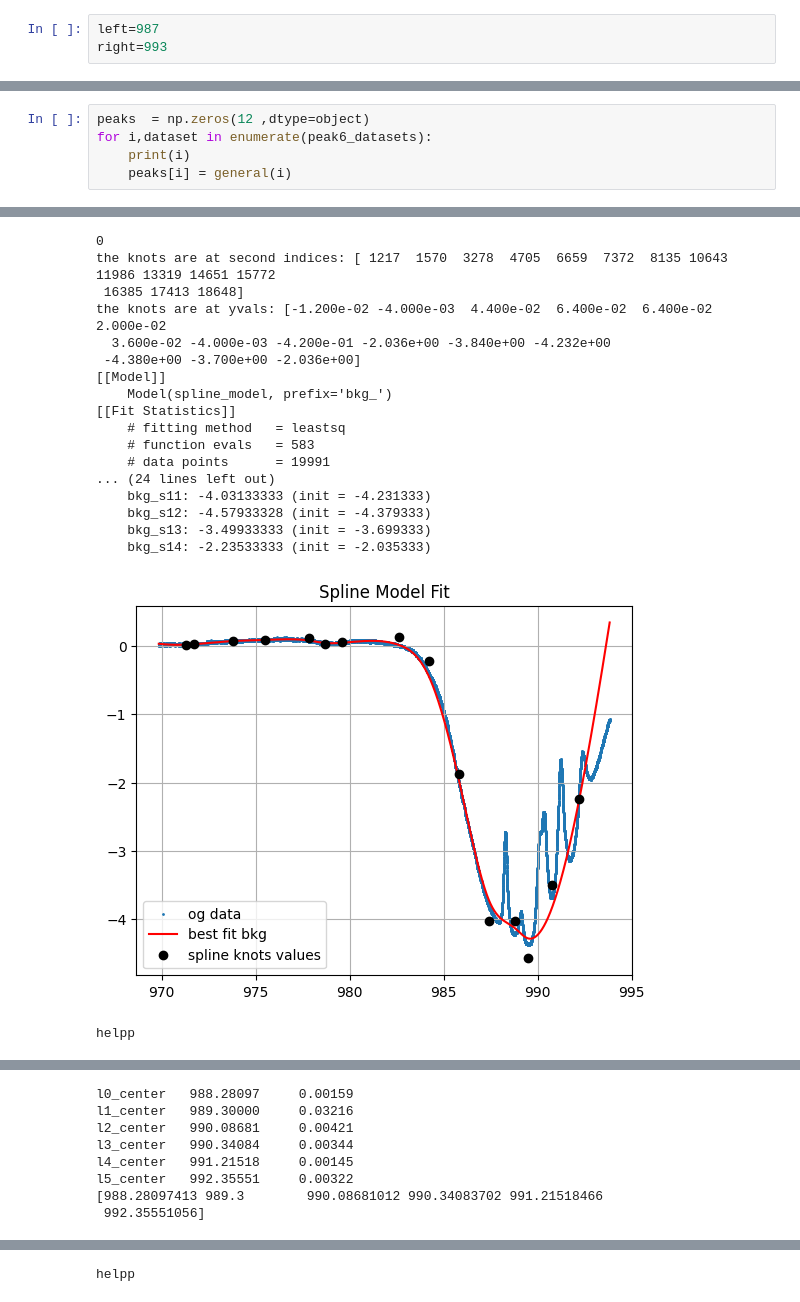
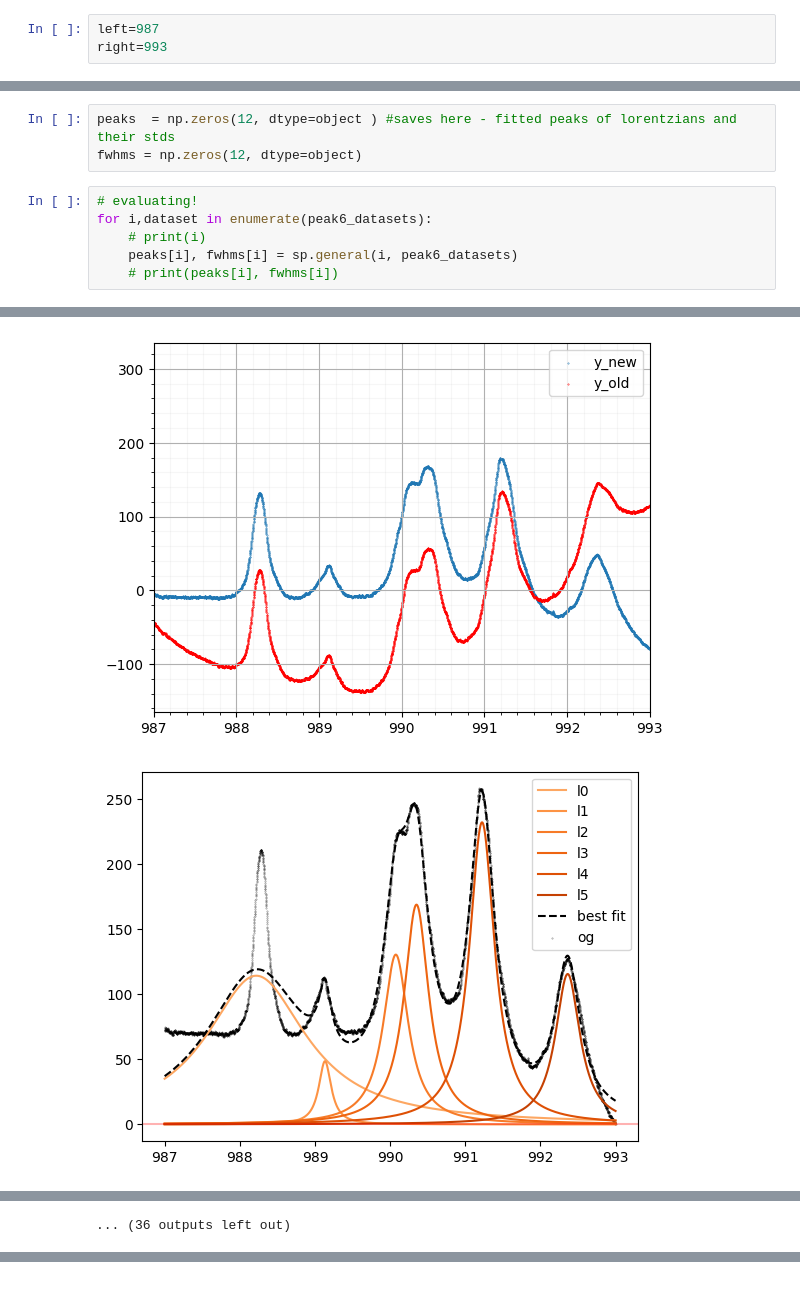
Before and after one commit to pi63on/qo_labs, a Jupyter notebook: hyperfine_eval_general.ipynb, the cells around one changed output, grey strips where cells are left out. Saved outputs shown, nothing was run; the diff lists cells and outputs as text.

```diff
--- a/hyperfine_eval_general.ipynb
+++ b/hyperfine_eval_general.ipynb
@@ -163,6 +92,10 @@ def general(nth_data , npoints = 15, window_size = 10):
+# %%
+peaks  = np.zeros(12, dtype=object ) #saves here - fitted peaks of lorentzians and their stds
+fwhms = np.zeros(12, dtype=object)
 # %%
-peaks  = np.zeros(12 ,dtype=object)
+# evaluating!
 for i,dataset in enumerate(peak6_datasets):
-    print(i)
-    peaks[i] = general(i)
+    # print(i)
+    peaks[i], fwhms[i] = sp.general(i, peak6_datasets)
+    # print(peaks[i], fwhms[i])
 # %% [output]
@@ -168,0 +103,2 @@ for i,dataset in enumerate(peak6_datasets):
+[figure]
+[figure, new version]
@@ -169,19 +114 @@ for i,dataset in enumerate(peak6_datasets):
-0
-the knots are at second indices: [ 1217  1570  3278  4705  6659  7372  8135 10643 11986 13319 14651 15772
- 16385 17413 18648]
-the knots are at yvals: [-1.200e-02 -4.000e-03  4.400e-02  6.400e-02  6.400e-02  2.000e-02
-  3.600e-02 -4.000e-03 -4.200e-01 -2.036e+00 -3.840e+00 -4.232e+00
- -4.380e+00 -3.700e+00 -2.036e+00]
-[[Model]]
-    Model(spline_model, prefix='bkg_')
-[[Fit Statistics]]
-    # fitting method   = leastsq
-    # function evals   = 583
-    # data points      = 19991
-... (24 lines left out)
-    bkg_s11: -4.03133333 (init = -4.231333)
-    bkg_s12: -4.57933328 (init = -4.379333)
-    bkg_s13: -3.49933333 (init = -3.699333)
-    bkg_s14: -2.23533333 (init = -2.035333)
+... (36 outputs left out)
-[figure]
-helpp
@@ -207,8 +114,0 @@ helpp
-l0_center   988.28097     0.00159
-l1_center   989.30000     0.03216
-l2_center   990.08681     0.00421
-l3_center   990.34084     0.00344
-l4_center   991.21518     0.00145
-l5_center   992.35551     0.00322
-[988.28097413 989.3        990.08681012 990.34083702 991.21518466
- 992.35551056]
@@ -234 +114,0 @@ the knots are at yvals: [-1.692 -2.692 -3.5   -4.288 -4.384 -4.028 -3.488 -1.8
-helpp
```
Also changed, not shown: parts of 23 cells of this notebook, 44 other files.
